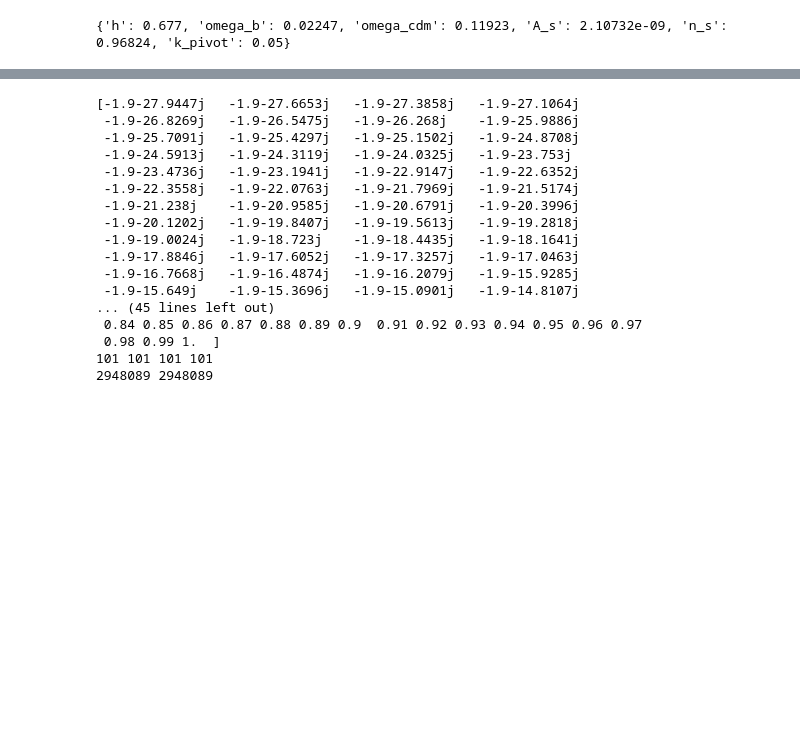
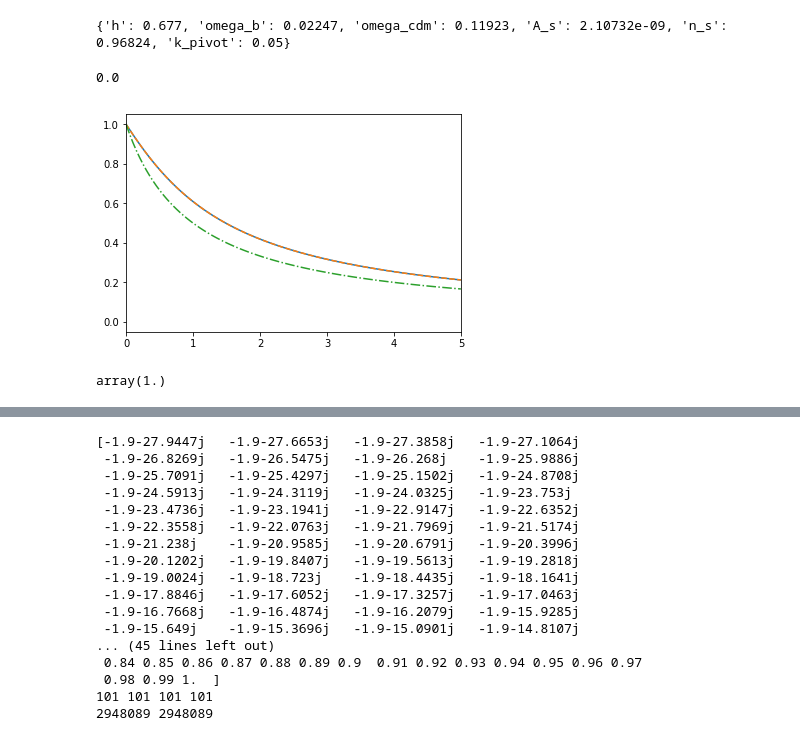
Before and after one commit to VMBoehm/postlimber, a Jupyter notebook: notebooks/CLkk rescaled.ipynb, the cells around one changed output, grey strips where cells are left out. Drawn from its saved outputs; the diff is of its cells as text; code cells hidden in the pictures; blank space fills up the shorter version.

```diff
--- a/notebooks/CLkk rescaled.ipynb
+++ b/notebooks/CLkk rescaled.ipynb
@@ -64,17 +64,32 @@ cosmo_b               = cosmo.get_background()
 
 class_z               = cosmo_b['z'][::-1]
 class_chi             = cosmo_b['comov. dist.'][::-1]
-class_D               = cosmo_b['gr.fac. D'][::-1]/cosmo_b['gr.fac. D'][-1]
+class_D               = cosmo_b['gr.fac. D'][::-1]#/cosmo_b['gr.fac. D'][-1]
 
 derivParams           = cosmo.get_current_derived_parameters(['z_rec'])
 z_cmb                 = derivParams['z_rec']
 
 
+from scipy.interpolate import interp1d
 from scipy.interpolate import InterpolatedUnivariateSpline as ius
-chi_z = ius(class_z,class_chi*h)
-z_chi = ius(class_chi*h,class_z)  # Mpc/h
-D_chi = ius(class_chi*h,class_D)    # growth
-D_z   = ius(class_z,class_D)
+chi_z = interp1d(class_z,class_chi*h)
+z_chi = interp1d(class_chi*h,class_z)  # Mpc/h
+D_chi = interp1d(class_chi*h,class_D)    # growth
+D_z   = interp1d(class_z,class_D)
 # chi_cmb
 chi_cmb = chi_z(z_cmb)
+# %% [output]
+0.0
+# %%
+z = np.linspace(0,5,100)
+plt.figure()
+plt.plot(class_z,class_D,ls='-')
+plt.plot(z,D_z(z),ls='--')
+plt.plot(z,1/(1+z),ls='-.')
+plt.xlim(0,5)
+plt.show()
+D_z(0)
+# %% [output]
+[figure, added]
+array(1.)
 # %%
```
Also changed, not shown: parts of 15 cells of this notebook, 2 other files.
